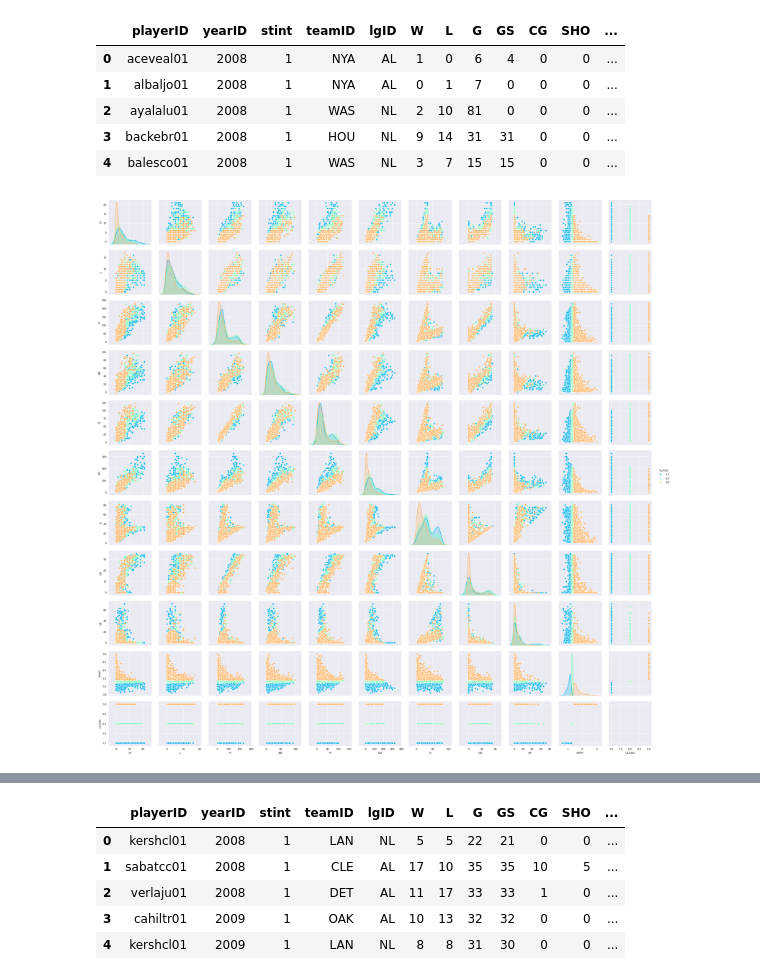
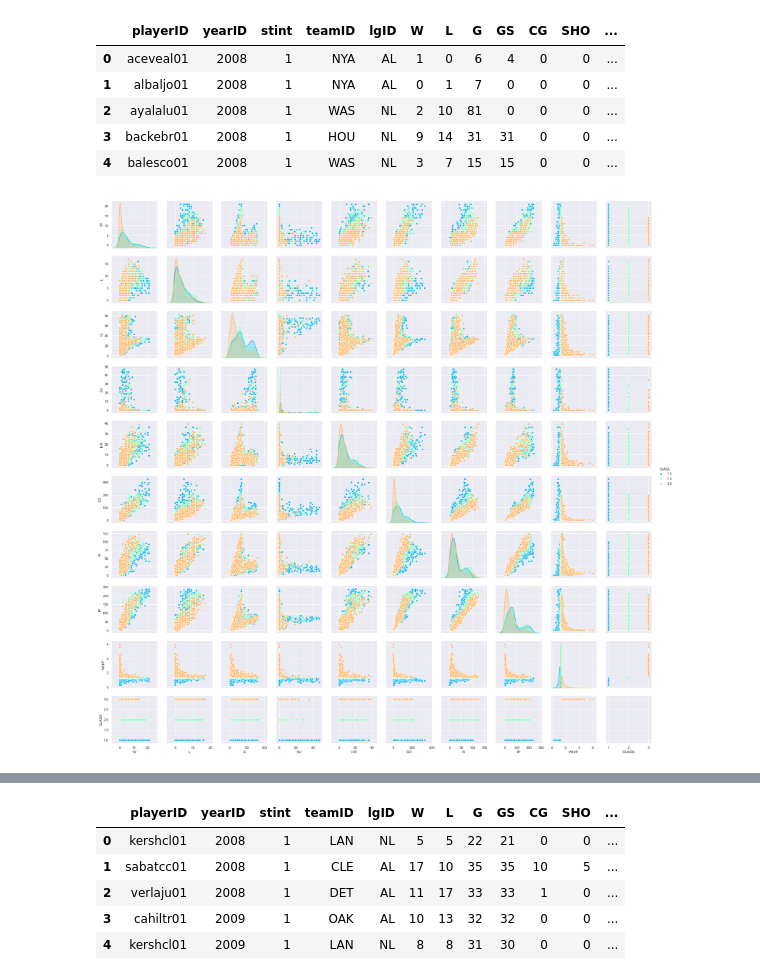
Before and after one commit to UberJoe83/dsc-mod-3-project-v2-1, a Jupyter notebook: student.ipynb, the cells around one changed output, grey strips where cells are left out. Drawn from its saved outputs; the diff is of its cells as text; code cells hidden in the pictures.

```diff
--- a/student.ipynb
+++ b/student.ipynb
@@ -500,5 +470,0 @@ hi_whip_idx = hi_whip.index.values
-# %%
-single_stint_df.drop(lo_whip_idx, inplace = True)
-display(single_stint_df.head())
-
-print(single_stint_df.shape)
@@ -513,3 +470,0 @@ print(single_stint_df.shape)
-# %%
-single_stint_df.drop(hi_whip_idx, inplace = True)
-single_stint_df.head()
@@ -529,4 +470,0 @@ import seaborn as sns
-# %%
-sns.set_style("darkgrid")
-colors_ = ["#3364ff", "#f1281f", "#ff5733", "#008000", "#008000", "#9d1370"]
-sns.set_palette(colors_)
@@ -589,7 +482,11 @@ best_teams.head()
 | 3 | backebr01 | 2008 | 1 | HOU | NL | 9 | 14 | 31 | 31 | 0 | 0 | ... |
 | 4 | balesco01 | 2008 | 1 | WAS | NL | 3 | 7 | 15 | 15 | 0 | 0 | ... |
 # %%
-sns.pairplot(best_teams[["W", "L", "H", "BB", "R", "SO", "G", "GS", "GF",
-                         "WHIP", "CLASS"]], hue = 'CLASS', palette = "rainbow");
+# Numerical data and how it relates to our class labels.
+sns.pairplot(best_teams[["W", "L", "G", "SV", "HR", "SO",
+                         "R", "IP", "WHIP", "CLASS"]],
+             hue = 'CLASS', palette = "rainbow")
+
+plt.show()
 # %% [output]
-[figure, old version]
+[figure, new version]
```
Also changed, not shown: parts of 133 cells of this notebook.
